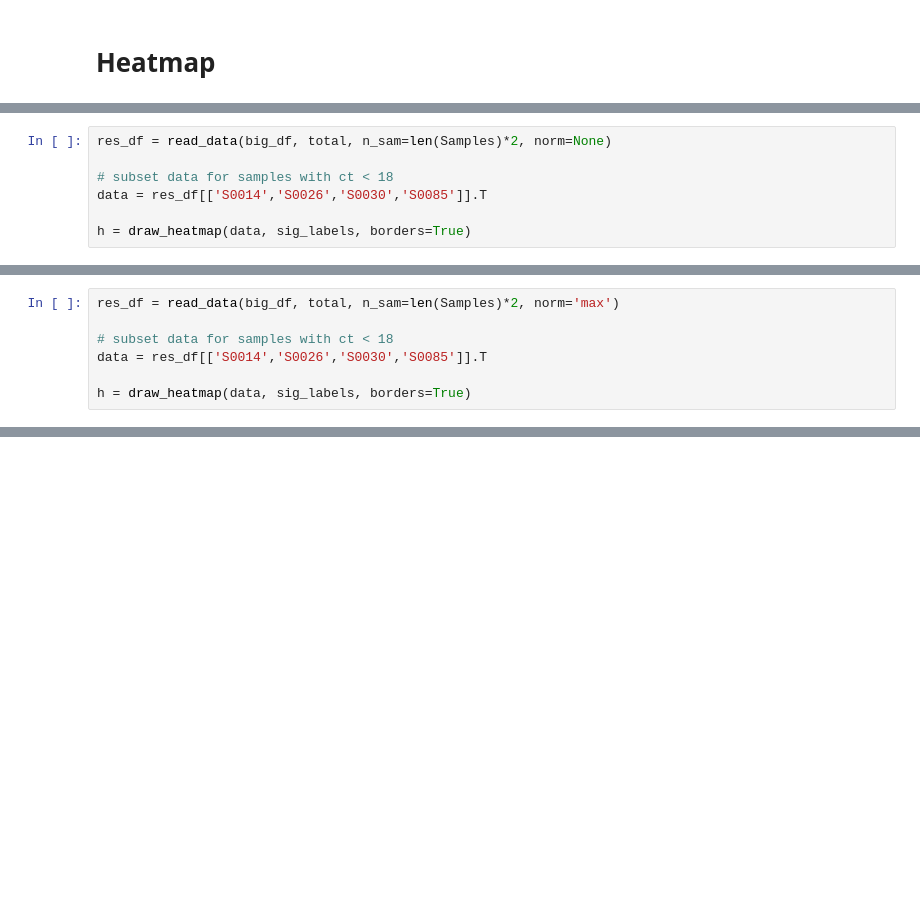
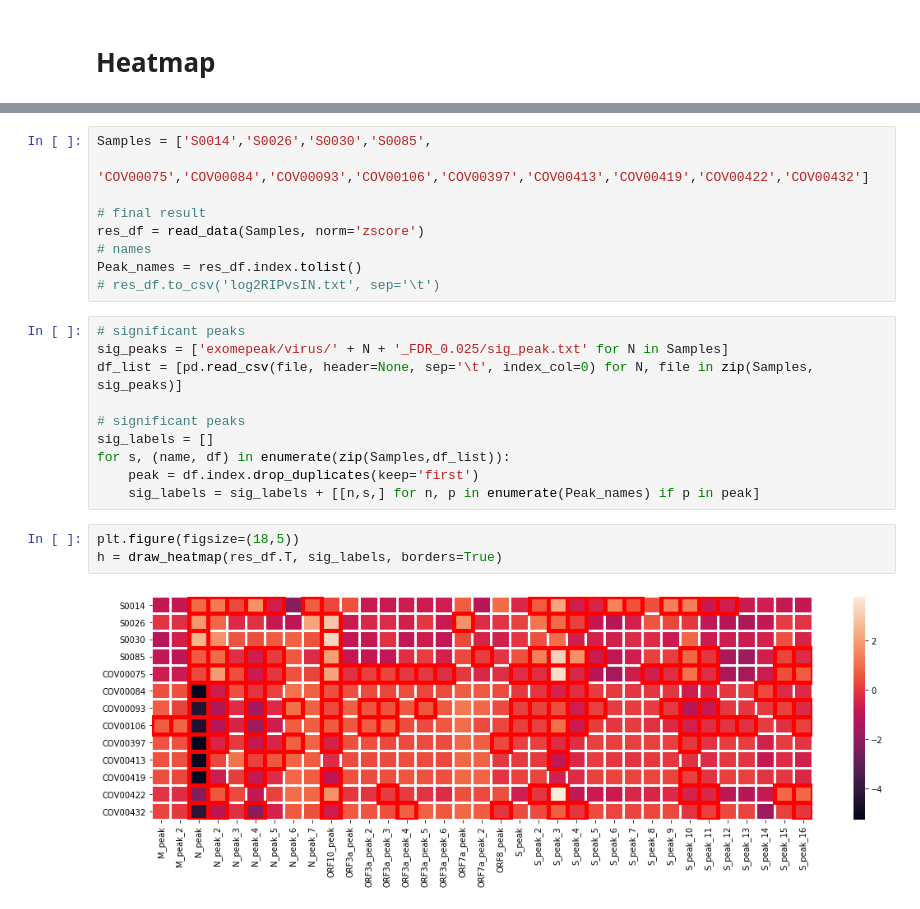
Before and after one commit to goodarzilab/Abe, a Jupyter notebook: Projects/COVID19_m6A/notebook.ipynb, the cells around one changed output, grey strips where cells are left out. Drawn from its saved outputs; the diff is of its cells as text; blank space fills up the shorter version.

```diff
--- a/Projects/COVID19_m6A/notebook.ipynb
+++ b/Projects/COVID19_m6A/notebook.ipynb
@@ -315,7 +229,0 @@ h = draw_heatmap(data, sig_labels)
-# %%
-res_df = read_data(big_df, total, n_sam=len(Samples)*2, norm=None)
-
-# subset data for samples with ct < 18
-data = res_df[['S0014','S0026','S0030','S0085']].T
-
-h = draw_heatmap(data, sig_labels, borders=True)
@@ -324,7 +229,0 @@ h = draw_heatmap(data, sig_labels, borders=True)
-# %%
-res_df = read_data(big_df, total, n_sam=len(Samples)*2, norm='max')
-
-# subset data for samples with ct < 18
-data = res_df[['S0014','S0026','S0030','S0085']].T
-
-h = draw_heatmap(data, sig_labels, borders=True)
@@ -372,0 +320,24 @@ nano internal_control/result.txt
+# %%
+Samples = ['S0014','S0026','S0030','S0085',
+           'COV00075','COV00084','COV00093','COV00106','COV00397','COV00413','COV00419','COV00422','COV00432']
+
+# final result
+res_df = read_data(Samples, norm='zscore')
+# names
+Peak_names = res_df.index.tolist()
+# res_df.to_csv('log2RIPvsIN.txt', sep='\t')
+# %%
+# significant peaks
+sig_peaks = ['exomepeak/virus/' + N + '_FDR_0.025/sig_peak.txt' for N in Samples]
+df_list = [pd.read_csv(file, header=None, sep='\t', index_col=0) for N, file in zip(Samples, sig_peaks)]
+
+# significant peaks
+sig_labels = []
+for s, (name, df) in enumerate(zip(Samples,df_list)):
+    peak = df.index.drop_duplicates(keep='first')
+    sig_labels = sig_labels + [[n,s,] for n, p in enumerate(Peak_names) if p in peak]
+# %%
+plt.figure(figsize=(18,5))
+h = draw_heatmap(res_df.T, sig_labels, borders=True)
+# %% [output]
+[figure, added]
```
Also changed, not shown: parts of 56 cells of this notebook, 31 other files.
